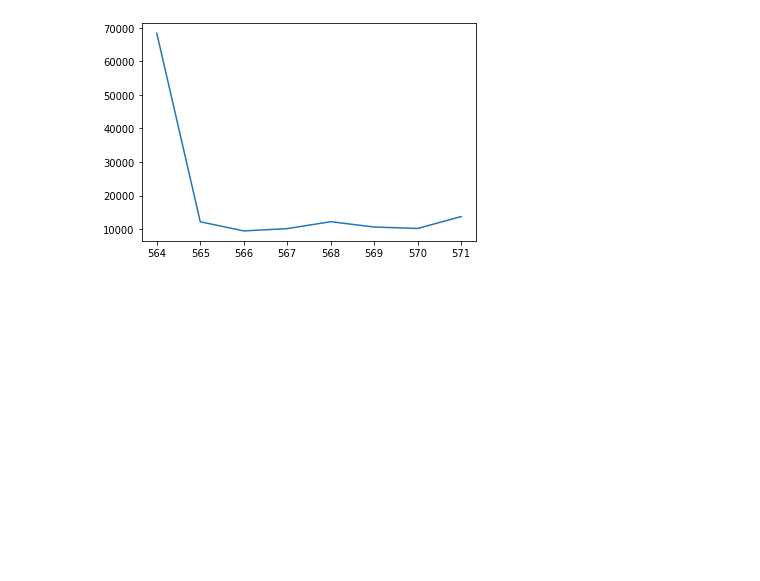
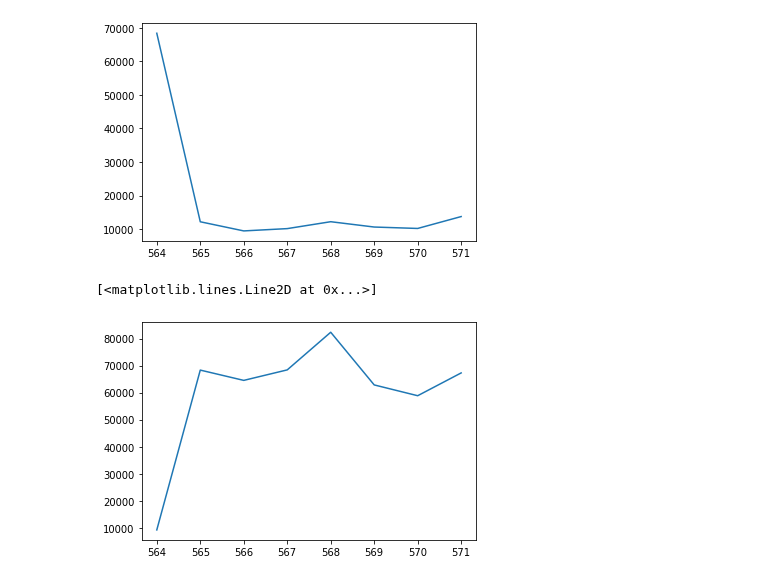
Before and after one commit to Anusarakh/DPDM2021, a Jupyter notebook: Data_102(Chapter_2).ipynb, the cells around one changed output. Saved outputs shown, nothing was run; the diff lists cells and outputs as text; code cells hidden in the pictures; blank space fills up the shorter version.

```diff
--- a/Data_102(Chapter_2).ipynb
+++ b/Data_102(Chapter_2).ipynb
@@ -251,3 +251,8 @@ plt.plot(data.iloc[564:,2])
 # %% [output]
 [<matplotlib.lines.Line2D at 0x...>]
 [figure]
+# %%
+plt.plot(data.iloc[564:,1])
+# %% [output]
+[<matplotlib.lines.Line2D at 0x...>]
+[figure, added]
```
